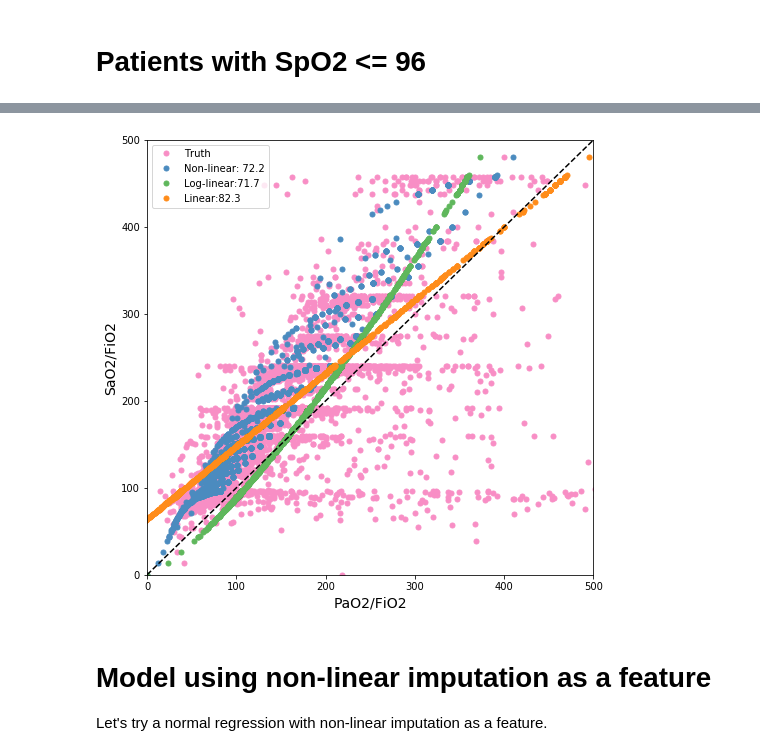
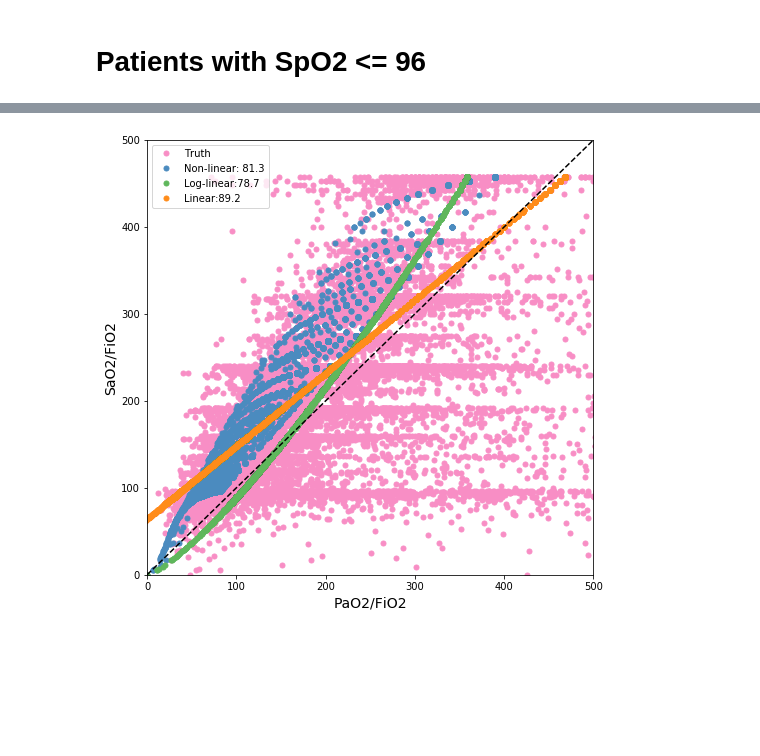
Before and after one commit to alistairewj/pao2-fio2-prediction, a Jupyter notebook: pao2-model.ipynb, the cells around one changed output, grey strips where cells are left out. Drawn from its saved outputs; the diff is of its cells as text; code cells hidden in the pictures; blank space fills up the shorter version.

Commit message:
update with new data

```diff
--- a/pao2-model.ipynb
+++ b/pao2-model.ipynb
@@ -214,7 +221,6 @@ plt.show()
 # %%
 # Split the dataset in two equal parts
-X_train, X_test, y_train, y_test = train_test_split(
-    X, y, test_size=0.5, random_state=0)
+X_train, X_test, y_train, y_test = model_selection.train_test_split(X, y, test_size=0.5, random_state=0)
 # %%
 # try a linear regression
 model = lm.LinearRegression(fit_intercept=True)
@@ -321,27 +296,33 @@ plt.show()
 # %% [markdown]
 # Patients with SpO2 <= 96
 # %%
-# filter out bad data and SpO2s > 96
-idxIgnore = np.any([df.fio2.values < 20, df.fio2.values > 100, df.sao2.values > 96], axis=0)
-
+# filter out bad data
+idxIgnore = np.any([df.fio2.values < 20, df.fio2.values > 100, df.o2saturation.values > 96], axis=0)
+print('Removing {} rows with bad FiO2 or O2 sat > 96.'.format(np.sum(idxIgnore)))
 # extract data
-y = df.pao2[~idxIgnore].values
-X_names = ['sao2', 'fio2', 'vasopressor']
+y = df.pao2.values
+X_names = ['o2saturation', 'fio2']
 
 # create an iterator to get index of these names
-idx = [i for i in range(df.columns.values.size) if df.columns[i] in X_names]
+X_header = [df.columns[i] for i in range(df.columns.values.size) if df.columns[i] in X_names]
 
 # get feature/predictor matrix as numpy array
-X = df[idx].values
+X = df.loc[:, X_header].values
 X = X[~idxIgnore,:]
+y = y[~idxIgnore]
 
-# create the header from the column index we made earlier
-X_header = [df.columns[i] for i in idx]
+
+idxIgnore = np.any(np.isnan(X), axis=1)
+print('Removing {} ({:5.2f}%) rows with missing data (usually o2 sat).'.format(
+        np.sum(idxIgnore), np.mean(idxIgnore)*100.0))
+X = X[~idxIgnore,:]
+y = y[~idxIgnore]
 
 # Add in the interaction term
-z = X[:, X_header.index('sao2')] / X[:, X_header.index('fio2')]
+z = X[:, X_header.index('o2saturation')] / X[:, X_header.index('fio2')]
 X = np.column_stack([X, z])
-X_header.extend(['sao2fio2'])
+X_header.extend(['spo2fio2'])
+
 # Split the dataset in two equal parts
-X_train, X_test, y_train, y_test = train_test_split(
+X_train, X_test, y_train, y_test = model_selection.train_test_split(
     X, y, test_size=0.5, random_state=0)
@@ -479,37 +382,33 @@ plt.show()
 # %%
 # reproduce the Rice2007 plot
-sao2 = X_test[:, X_header.index('sao2')]
+sao2 = X_test[:, X_header.index('o2saturation')]
 fio2 = X_test[:, X_header.index('fio2')] / 100
 sf = sao2 / fio2
 pf = y_test / fio2
 
 
 # use their linear equation
 pf1 = pao2_nonlinear(sao2) / fio2
 pf2 = pao2_loglinear(sao2,fio2) / fio2
 pf3 = pao2_linear(sao2,fio2) / fio2
 
 plt.figure(figsize=(8,8))
 plt.plot(pf,  sf, linestyle='none',marker='.',linewidth=2,markersize=10,color=col[6])
 plt.plot(pf1, sf, linestyle='none',marker='.',linewidth=2,markersize=10,color=col[1])
 plt.plot(pf2, sf, linestyle='none',marker='.',linewidth=2,markersize=10,color=col[2])
 plt.plot(pf3, sf, linestyle='none',marker='.',linewidth=2,markersize=10,color=col[3])
 
 plt.plot([0,500], [0,500], linestyle='--',color='black')
 plt.xlabel('PaO2/FiO2',fontsize=14)
 plt.ylabel('SaO2/FiO2',fontsize=14)
 
 
 plt.legend(['Truth',
             'Non-linear: ' + "%2.1f" % np.sqrt ( ( np.square(pf1-pf) ).mean() ),
             'Log-linear:' + "%2.1f" % np.sqrt ( ( np.square(pf2-pf) ).mean() ),
             'Linear:' + "%2.1f" % np.sqrt ( ( np.square(pf3-pf) ).mean() )],loc='best')
 plt.xlim([0,500])
 plt.ylim([0,500])
 plt.show()
 # %% [output]
-[figure, old version]
+[figure, new version]
-# %% [markdown]
-# Model using non-linear imputation as a feature
-
-Let's try a normal regression with non-linear imputation as a feature.
```
Also changed, not shown: parts of 39 cells of this notebook.
